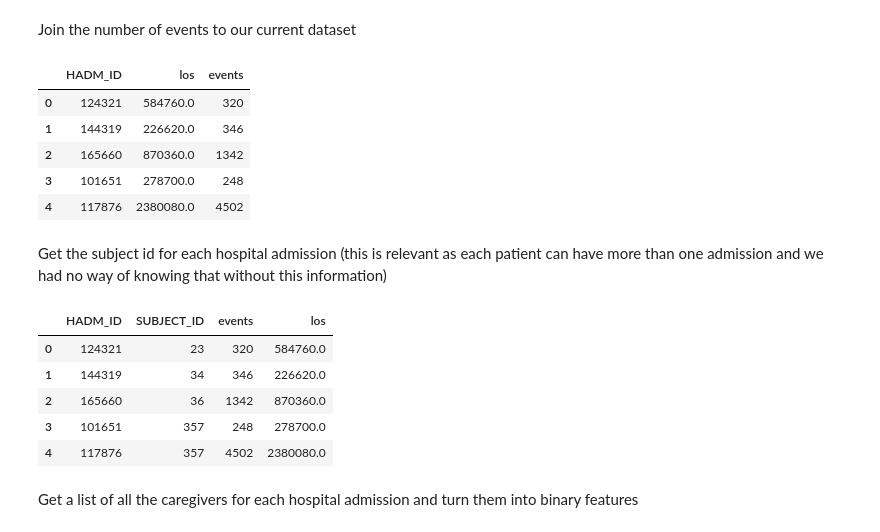
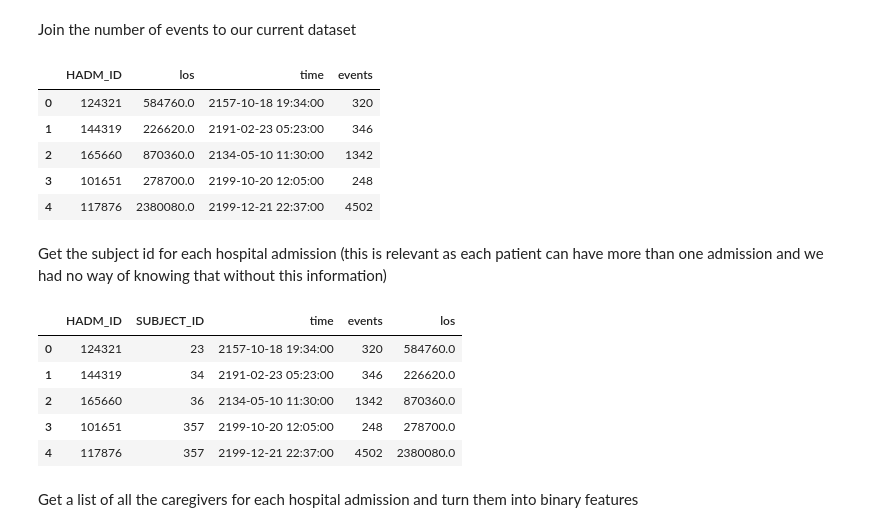
Before and after one commit to msramalho/fcup-bdcc, a Jupyter notebook: p2/BDCC_p2_dask.ipynb, the cells around one changed output. Drawn from its saved outputs; the diff is of its cells as text; code cells hidden in the pictures.

```diff
--- a/p2/BDCC_p2_dask.ipynb
+++ b/p2/BDCC_p2_dask.ipynb
@@ -188,6 +177,7 @@ df_los.columns = ["los"]
 df_los["HADM_ID"] = df_a.HADM_ID
 df_los["dead"] = df_a.DEATHTIME.notnull()
 df_los["type"] = df_a.ADMISSION_TYPE
+df_los["time"] = df_a.ADMITTIME
 # %%
 df_los.head()
 # %% [output]
@@ -235,6 +225,6 @@ ax.set_xticklabels(ax.get_xticklabels(), rotation=30);
 # Machine Learning Task - Constructing the Dataset
 The goal is to generate the clean dataset for the prediction task: `[FEATURES | Target]` where target is the LoS value (seconds)
 # %%
-ds = df_los[["HADM_ID", "los"]]
+ds = df_los[["HADM_ID", "los", "time"]]
 ds.head()
 # %% [output]
@@ -260,30 +250,30 @@ events.head()
 Join the number of events to our current dataset
 # %%
 t1 = dd.merge(ds, events, on="HADM_ID")
-t1.columns=["HADM_ID", "los", "events"]
+t1.columns=["HADM_ID", "los", "time", "events"]
 t1.head()
 # %% [output]
-|  | HADM_ID | los | events |
-| 0 | 124321 | 584760.0 | 320 |
-| 1 | 144319 | 226620.0 | 346 |
-| 2 | 165660 | 870360.0 | 1342 |
-| 3 | 101651 | 278700.0 | 248 |
-| 4 | 117876 | 2380080.0 | 4502 |
+|  | HADM_ID | los | time | events |
+| 0 | 124321 | 584760.0 | 2157-10-18 19:34:00 | 320 |
+| 1 | 144319 | 226620.0 | 2191-02-23 05:23:00 | 346 |
+| 2 | 165660 | 870360.0 | 2134-05-10 11:30:00 | 1342 |
+| 3 | 101651 | 278700.0 | 2199-10-20 12:05:00 | 248 |
+| 4 | 117876 | 2380080.0 | 2199-12-21 22:37:00 | 4502 |
 # %% [markdown]
 Get the subject id for each hospital admission (this is relevant as each patient can have more than one admission and we had no way of knowing that without this information)
 # %%
 subs = df.groupby("HADM_ID")["SUBJECT_ID"].first().compute().to_frame().reset_index()
 # %%
 t2 = dd.merge(t1, subs, on="HADM_ID")
-t2 = t2[["HADM_ID", "SUBJECT_ID", "events", "los"]]
+t2 = t2[["HADM_ID", "SUBJECT_ID", "time", "events", "los"]]
 t2.head()
 # %% [output]
-|  | HADM_ID | SUBJECT_ID | events | los |
-| 0 | 124321 | 23 | 320 | 584760.0 |
-| 1 | 144319 | 34 | 346 | 226620.0 |
-| 2 | 165660 | 36 | 1342 | 870360.0 |
-| 3 | 101651 | 357 | 248 | 278700.0 |
-| 4 | 117876 | 357 | 4502 | 2380080.0 |
+|  | HADM_ID | SUBJECT_ID | time | events | los |
+| 0 | 124321 | 23 | 2157-10-18 19:34:00 | 320 | 584760.0 |
+| 1 | 144319 | 34 | 2191-02-23 05:23:00 | 346 | 226620.0 |
+| 2 | 165660 | 36 | 2134-05-10 11:30:00 | 1342 | 870360.0 |
+| 3 | 101651 | 357 | 2199-10-20 12:05:00 | 248 | 278700.0 |
+| 4 | 117876 | 357 | 2199-12-21 22:37:00 | 4502 | 2380080.0 |
 # %% [markdown]
 Get a list of all the caregivers for each hospital admission and turn them into binary features
 # %%
```
Also changed, not shown: parts of 27 cells of this notebook.
